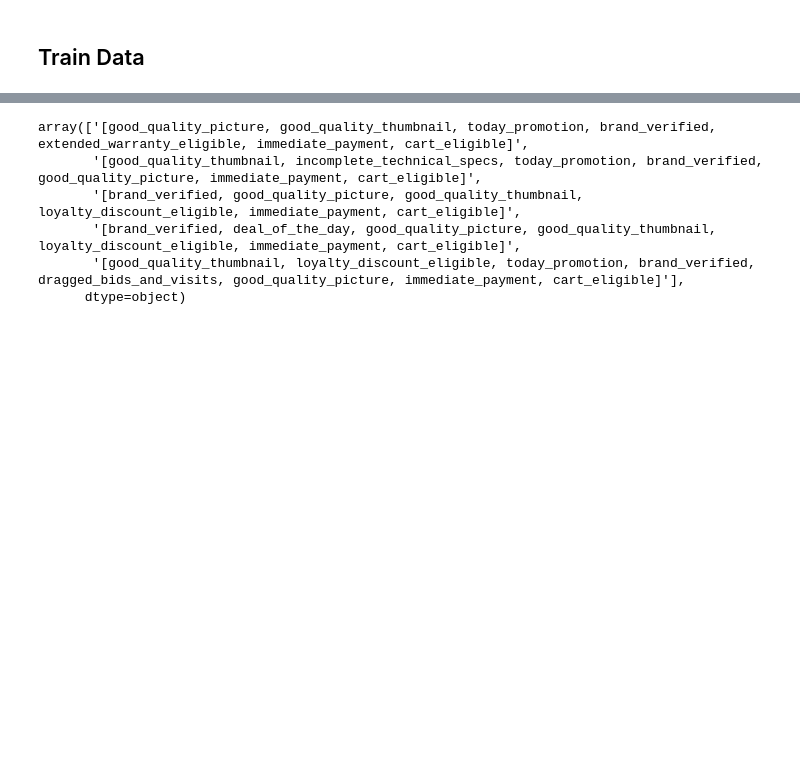
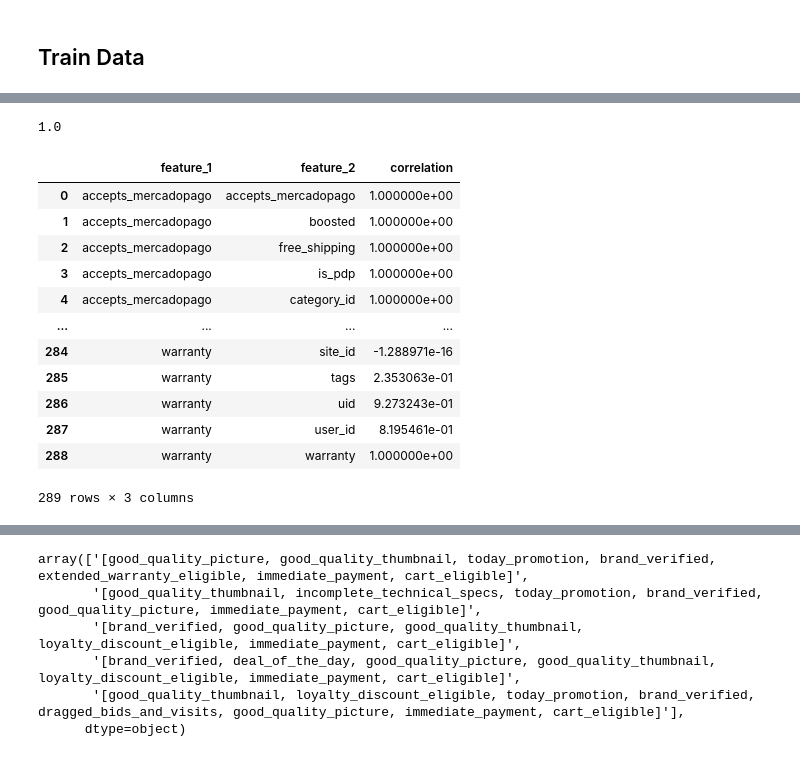
Before and after one commit to jonmunm/nbs, a Jupyter notebook: Meli/CVR Data Challenge/EDA.ipynb, the cells around one changed output, grey strips where cells are left out. Cells and saved outputs as stored; diff of their text form; code cells hidden in the pictures; blank space fills up the shorter version.

```diff
--- a/Meli/CVR Data Challenge/EDA.ipynb
+++ b/Meli/CVR Data Challenge/EDA.ipynb
@@ -31,0 +248,23 @@ train_df.head()
+# %%
+theils_u(train_df['category_id'], train_df['category_id'])
+# %% [output]
+1.0
+# %%
+series = list(itertools.product(categorical_features, categorical_features))
+categorical_correlations_df = pd.DataFrame(columns=['feature_1', 'feature_2'], data=series)
+categorical_correlations_df['correlation'] = categorical_correlations_df.apply(lambda row: theils_u(train_df[row['feature_1']], train_df[row['feature_2']]), axis=1)
+categorical_correlations_df
+# %% [output]
+|  | feature_1 | feature_2 | correlation |
+| 0 | accepts_mercadopago | accepts_mercadopago | 1.000000e+00 |
+| 1 | accepts_mercadopago | boosted | 1.000000e+00 |
+| 2 | accepts_mercadopago | free_shipping | 1.000000e+00 |
+| 3 | accepts_mercadopago | is_pdp | 1.000000e+00 |
+| 4 | accepts_mercadopago | category_id | 1.000000e+00 |
+| ... | ... | ... | ... |
+| 284 | warranty | site_id | -1.288971e-16 |
+| 285 | warranty | tags | 2.353063e-01 |
+| 286 | warranty | uid | 9.273243e-01 |
+| 287 | warranty | user_id | 8.195461e-01 |
+| 288 | warranty | warranty | 1.000000e+00 |
+289 rows × 3 columns
```
Also changed, not shown: parts of 51 cells of this notebook, 9 other files.
